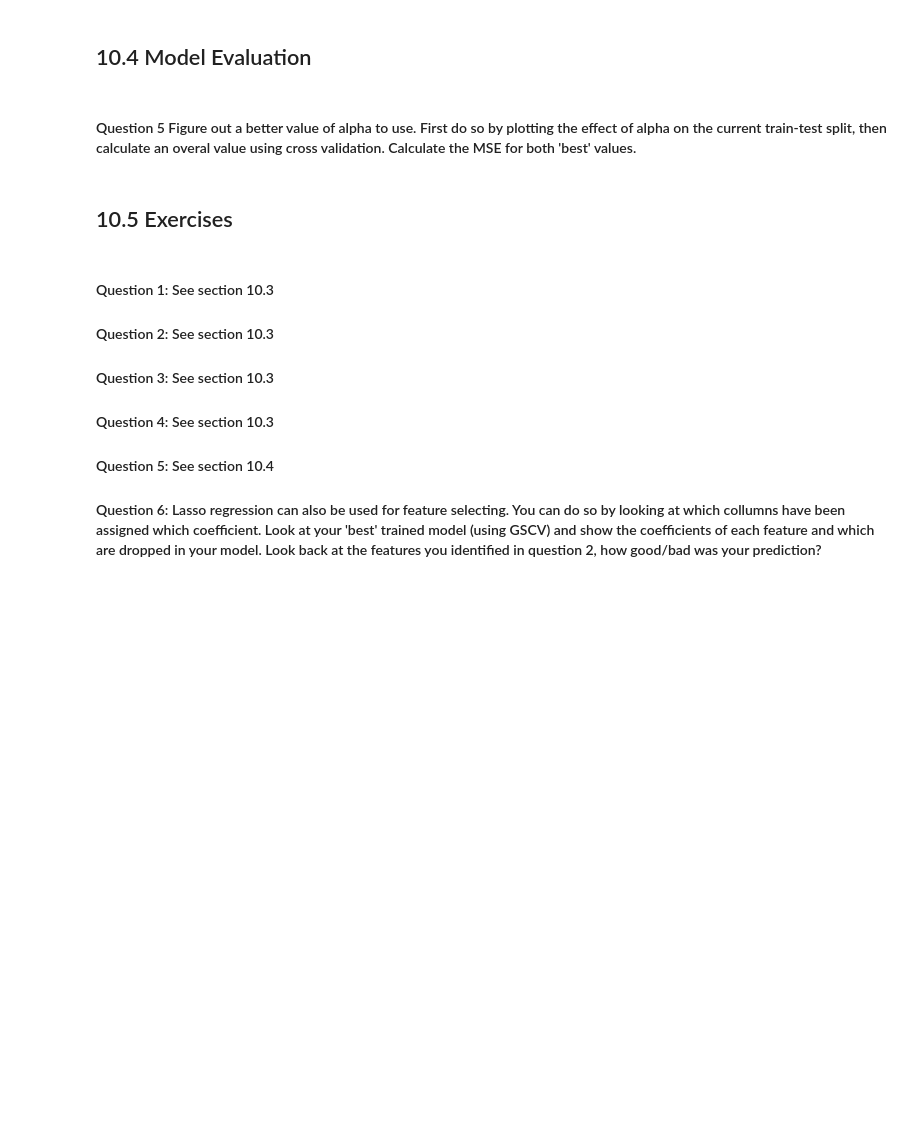
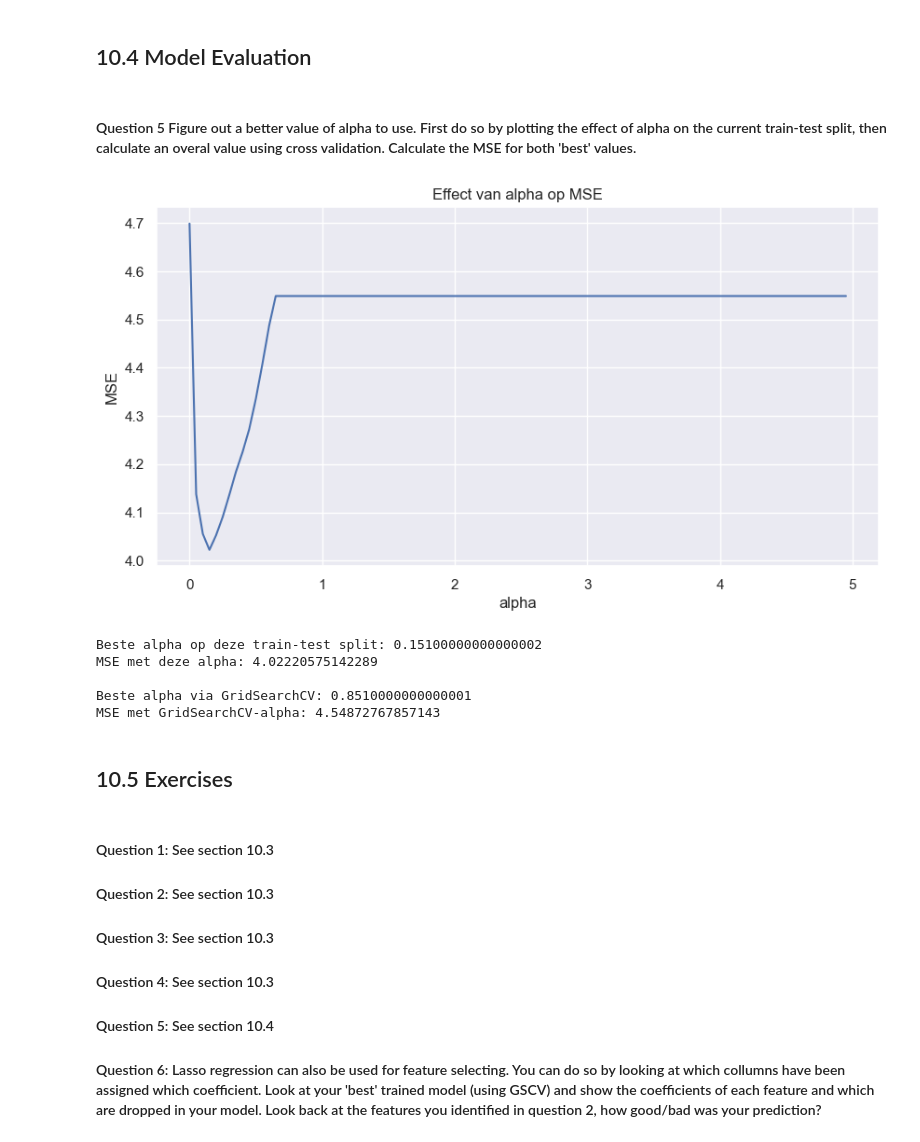
Before and after one commit to ChaybonV/Data-Science-Fundamentals, a Jupyter notebook: 10/DSF 10 - Lasso Regression Exercise.ipynb, the cells around one changed output. Saved outputs shown, nothing was run; the diff lists cells and outputs as text; code cells hidden in the pictures; blank space fills up the shorter version.

```diff
--- a/10/DSF 10 - Lasso Regression Exercise.ipynb
+++ b/10/DSF 10 - Lasso Regression Exercise.ipynb
@@ -60,2 +152,20 @@ df.head()
 # %% [markdown]
 #### Question 4: Now train a lasso regression model. Use 0.1 as the value for alpha. What MSE do you get?
+# %%
+# Lasso werkt beter wanneer de features ongeveer op dezelfde schaal staan.
+# We schalen manueel, zonder extra imports.
+X_mean = X_train.mean()
+X_std = X_train.std().replace(0, 1)
+
+X_train_scaled = (X_train - X_mean) / X_std
+X_test_scaled = (X_test - X_mean) / X_std
+
+lasso = Lasso(alpha=0.1, max_iter=10000)
+lasso.fit(X_train_scaled, y_train)
+
+lasso_pred = lasso.predict(X_test_scaled)
+lasso_mse = mean_squared_error(y_test, lasso_pred)
+lasso_r2 = r2_score(y_test, lasso_pred)
+
+print("Lasso MSE met alpha=0.1:", lasso_mse)
+print("Lasso R2 met alpha=0.1:", lasso_r2)
@@ -63,6 +176,58 @@ df.head()
 ## 10.4 Model Evaluation
 # %% [markdown]
 #### Question 5 Figure out a better value of alpha to use. First do so by plotting the effect of alpha on the current train-test split, then calculate an overal value using cross validation. Calculate the MSE for both 'best' values.
+# %%
+# Methode 1: visueel zoeken op basis van dezelfde train-test split
+alphas = np.arange(0.001, 5.001, 0.05)
+alpha_results = []
+
+for alpha in alphas:
+    model = Lasso(alpha=alpha, max_iter=10000)
+    model.fit(X_train_scaled, y_train)
+    pred = model.predict(X_test_scaled)
+    alpha_results.append({
+        "alpha": alpha,
+        "MSE": mean_squared_error(y_test, pred),
+        "R2": r2_score(y_test, pred)
+    })
+
+alpha_results_df = pd.DataFrame(alpha_results)
+
+plt.figure(figsize=(10, 5))
+plt.plot(alpha_results_df["alpha"], alpha_results_df["MSE"])
+plt.xlabel("alpha")
+plt.ylabel("MSE")
+plt.title("Effect van alpha op MSE")
+plt.show()
+
+best_visual = alpha_results_df.loc[alpha_results_df["MSE"].idxmin()]
+print("Beste alpha op deze train-test split:", best_visual["alpha"])
+print("MSE met deze alpha:", best_visual["MSE"])
+
+# Methode 2: GridSearchCV
+param_grid = {"alpha": np.arange(0.001, 5.001, 0.05)}
+grid = GridSearchCV(
+    Lasso(max_iter=10000),
+    param_grid,
+    cv=5,
+    scoring="neg_mean_squared_error"
+)
+grid.fit(X_train_scaled, y_train)
+
+best_cv_alpha = grid.best_params_["alpha"]
+best_cv_model = grid.best_estimator_
+best_cv_pred = best_cv_model.predict(X_test_scaled)
+best_cv_mse = mean_squared_error(y_test, best_cv_pred)
+
+print("\nBeste alpha via GridSearchCV:", best_cv_alpha)
+print("MSE met GridSearchCV-alpha:", best_cv_mse)
+# %% [output]
+[figure, added]
+Beste alpha op deze train-test split: 0.15100000000000002
+MSE met deze alpha: 4.02220575142289
+
+Beste alpha via GridSearchCV: 0.8510000000000001
+MSE met GridSearchCV-alpha: 4.54872767857143
 # %% [markdown]
 ## 10.5 Exercises
 # %% [markdown]
```
Also changed, not shown: parts of 9 cells of this notebook, 2 other files.
